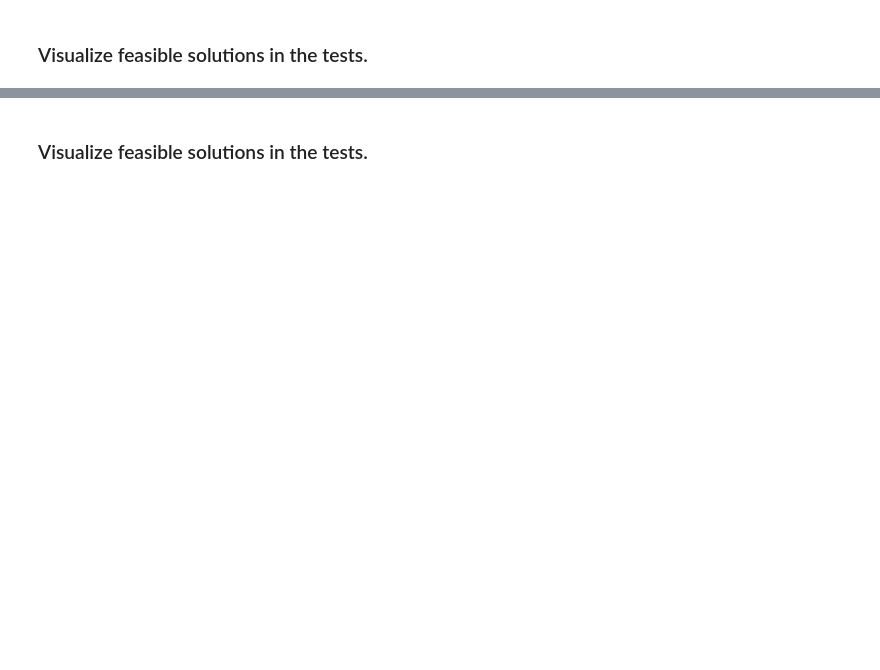
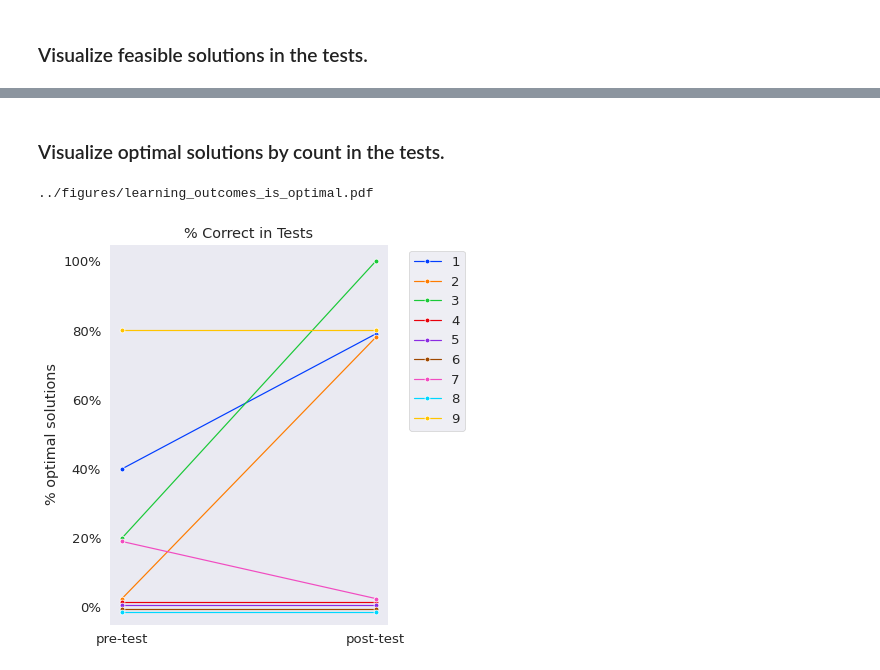
Before and after one commit to utku-norman/justhink-preexp-analysis, a Jupyter notebook: analysis/tools/3_RQ1_measure_learning_outcomes.ipynb, the cells around one changed output, grey strips where cells are left out. Saved outputs shown, nothing was run; the diff lists cells and outputs as text; code cells hidden in the pictures; blank space fills up the shorter version.

```diff
--- a/analysis/tools/3_RQ1_measure_learning_outcomes.ipynb
+++ b/analysis/tools/3_RQ1_measure_learning_outcomes.ipynb
@@ -24,4 +24,5 @@ import seaborn as sns
 from scipy.stats import wilcoxon, shapiro, ttest_rel
 from effsize.effsize import two_group_difference
 # %%
+sns.set_theme()
 sns.set_context('paper', font_scale=1.5)
@@ -352,2 +246,20 @@ learn_df
 # %% [markdown]
 ### Visualize feasible solutions in the tests.
+# %%
+# color_list = ['Pastel1', 'Pastel2', 'Paired', 'Accent',
+#               'Dark2', 'Set1', 'Set2', 'Set3',
+#               'tab10', 'tab20', 'tab20b', 'tab20c']
+# color_list = iter(color_list
+# palette = sns.color_palette('colorblind')
+palette = sns.color_palette('bright')
+color_list = list(palette)
+
+colors = {p: color_list[p-1] for p in participants}
+colors[8] = color_list[9]
+# colors = dict()
+# for p in participants:
+#     if p == 5: # skip gray.
+#         a = next(color_list)
+#     colors[p] = next(color_list)
+
+colors
@@ -419,2 +369,2 @@ print(export_file)
 # %% [markdown]
-### Visualize feasible solutions in the tests.
+### Visualize optimal solutions by count in the tests.
@@ -474,0 +371,20 @@ print(export_file)
+# %%
+def plot_optimal(ax=None, save=True):
+    participants = [9, 1, 2, 3, 7, 4, 5, 6, 8]
+    plot_pretest_posttest(
+        learn_df, participants=participants,
+        # ylabel='% correct (optimal) solutions',
+        ylabel='% optimal solutions',
+        # title='Learning Outcomes on Optimality',
+        # title='Number Correct in Tests',
+        title='% Correct in Tests',
+        filename='learning_outcomes_is_optimal.pdf',
+        getter=lambda row: (row.pretest_optimal, row.posttest_optimal),
+        ax=ax, save=save, zero_offset=+0.025  # , verbose=True,
+    )
+
+
+plot_optimal()
+# %% [output]
+../figures/learning_outcomes_is_optimal.pdf
+[figure, added]
```
Also changed, not shown: parts of 21 cells of this notebook, 9 other files.
